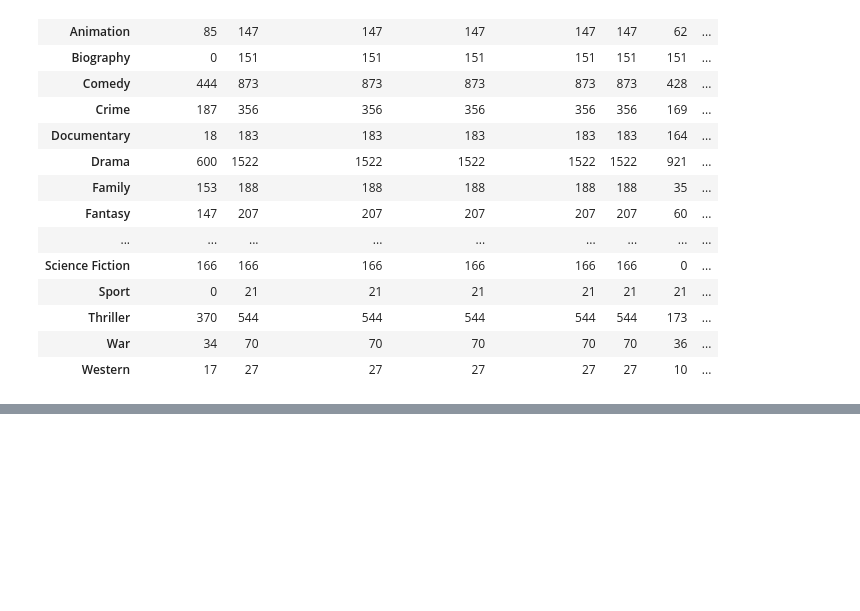
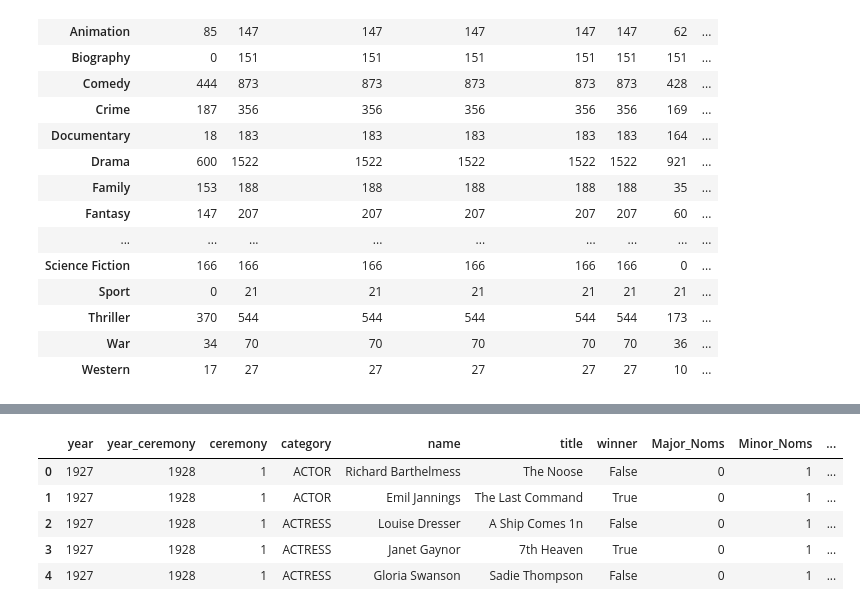
Before and after one commit to gjimmyq/C-H-Film-Productions, a Jupyter notebook: Cleaning_Seaborn.ipynb, the cells around one changed output, grey strips where cells are left out. Saved outputs shown, nothing was run; the diff lists cells and outputs as text; code cells hidden in the pictures; blank space fills up the shorter version.

```diff
--- a/Cleaning_Seaborn.ipynb
+++ b/Cleaning_Seaborn.ipynb
@@ -424,0 +521,10 @@ movie_genres.groupby(movie_genres['genres']).count()
+# %%
+oscars = oscars.rename(columns={"year_film": "year", 'film': 'title'})
+oscars.head()
+# %% [output]
+|  | year | year_ceremony | ceremony | category | name | title | winner | Major_Noms | Minor_Noms | ... |
+| 0 | 1927 | 1928 | 1 | ACTOR | Richard Barthelmess | The Noose | False | 0 | 1 | ... |
+| 1 | 1927 | 1928 | 1 | ACTOR | Emil Jannings | The Last Command | True | 0 | 1 | ... |
+| 2 | 1927 | 1928 | 1 | ACTRESS | Louise Dresser | A Ship Comes 1n | False | 0 | 1 | ... |
+| 3 | 1927 | 1928 | 1 | ACTRESS | Janet Gaynor | 7th Heaven | True | 0 | 1 | ... |
+| 4 | 1927 | 1928 | 1 | ACTRESS | Gloria Swanson | Sadie Thompson | False | 0 | 1 | ... |
```
Also changed, not shown: parts of 10 cells of this notebook, 3 other files.
